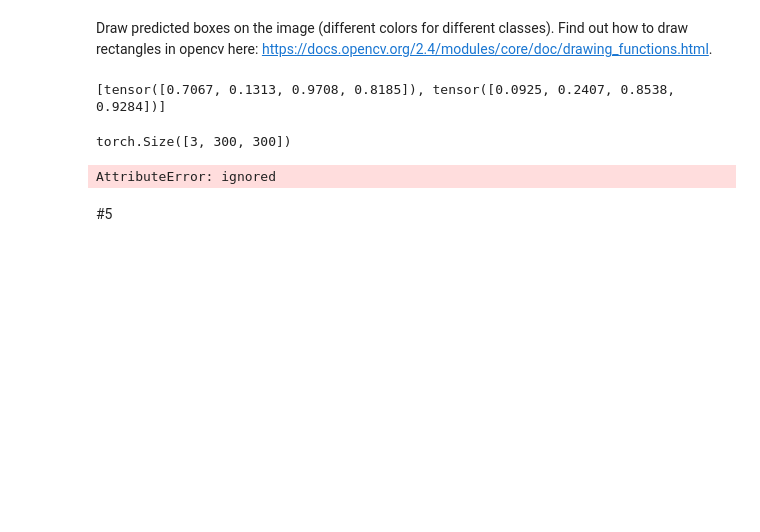
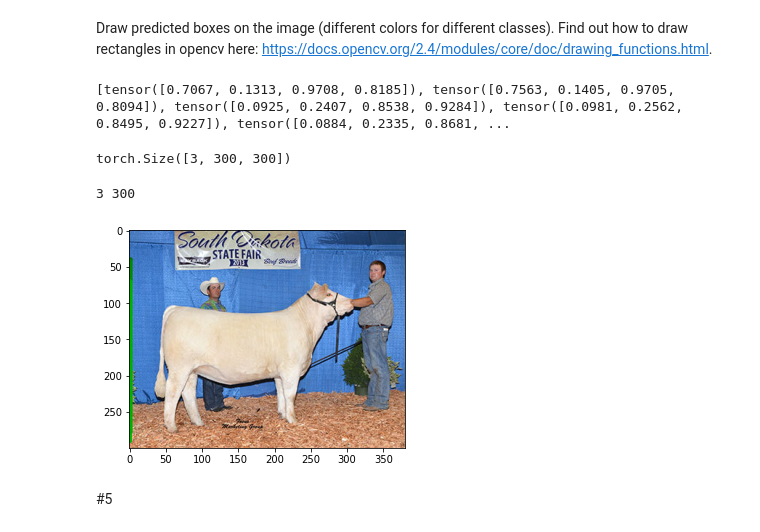
Before and after one commit to lagom-QB/M11, a Jupyter notebook: Practice_8_.ipynb, the cells around one changed output. Cells and saved outputs as stored; diff of their text form; code cells hidden in the pictures; blank space fills up the shorter version.

```diff
--- a/Practice_8_.ipynb
+++ b/Practice_8_.ipynb
@@ -710,15 +710,10 @@ def nms(bboxes, scores, iou_threshold):
                 xB = min(boxA[2], boxB[2])
                 yB = min(boxA[3], boxB[3])
 
-                assert boxA[2] > boxA[0]
-                assert boxA[3] > boxA[1]
-                assert boxB[2] > boxB[0]
-                assert boxB[3] > boxB[1]
-
                 interArea = max(0, xB - xA) * max(0, yB - yA)
 
-                boxAArea = (boxA[2] - boxA[0] + 1) * (boxA[3] - boxA[1] + 1)
-                boxBArea = (boxB[2] - boxB[0] + 1) * (boxB[3] - boxB[1] + 1)
+                boxAArea = (boxA[2] - boxA[0]) * (boxA[3] - boxA[1])
+                boxBArea = (boxB[2] - boxB[0]) * (boxB[3] - boxB[1])
 
                 iou = interArea / float(boxAArea + boxBArea - interArea)
 
@@ -740,9 +735,7 @@ def nms(bboxes, scores, iou_threshold):
 # %% [markdown]
 Use `iou_threshold 0.5`. Tune `prob_threshold`, so you get not more than 4 predictions on the sample image. [2]
 # %%
-boxes_, scores_ = nms(bboxes[0], sscores[0], 0.59)
+bbboxes, ssscores = nms(bboxes[0], sscores[0], 0.5)
 
-print(boxes_.shape, scores_.shape)
-print(boxes_)
-print(scores_)
+print(bbboxes.shape, ssscores.shape)
 # %% [output]
@@ -752,30 +745,33 @@ AssertionError: ignored
 # %% [markdown]
 Draw predicted boxes on the image (different colors for different classes). Find out how to draw rectangles in opencv here: https://docs.opencv.org/2.4/modules/core/doc/drawing_functions.html.
 # %%
-print([x for x in boxes_])
+print([x for x in bbboxes])
 # %% [output]
-[tensor([0.7067, 0.1313, 0.9708, 0.8185]), tensor([0.0925, 0.2407, 0.8538, 0.9284])]
+[tensor([0.7067, 0.1313, 0.9708, 0.8185]), tensor([0.7563, 0.1405, 0.9705, 0.8094]), tensor([0.0925, 0.2407, 0.8538, 0.9284]), tensor([0.0981, 0.2562, 0.8495, 0.9227]), tensor([0.0884, 0.2335, 0.8681, ...
 # %%
 image.shape
 # %% [output]
 torch.Size([3, 300, 300])
 # %%
 width, height = image.shape[0],image.shape[1]
+print(width, height)
+# %% [output]
+3 300
 # %%
 from random import randint
 
-for x in boxes_:
+for x in bbboxes:
     start = (x[0]*width, x[1]*height)
     end   = (x[2]*width, x[3]*height)
     img   = cv2.rectangle(img,
                           start,
                           end,
-                          (random.randInt(0,255),0,0),
-                          2)
+                          (0,randint(0,256),0),
+                          4)
 plt.imshow(img)
 plt.show()
 # %% [output]
-AttributeError: ignored
+[figure, added]
 # %% [markdown]
 #5
 # %% [markdown]
```
Also changed, not shown: parts of 3 cells of this notebook.
